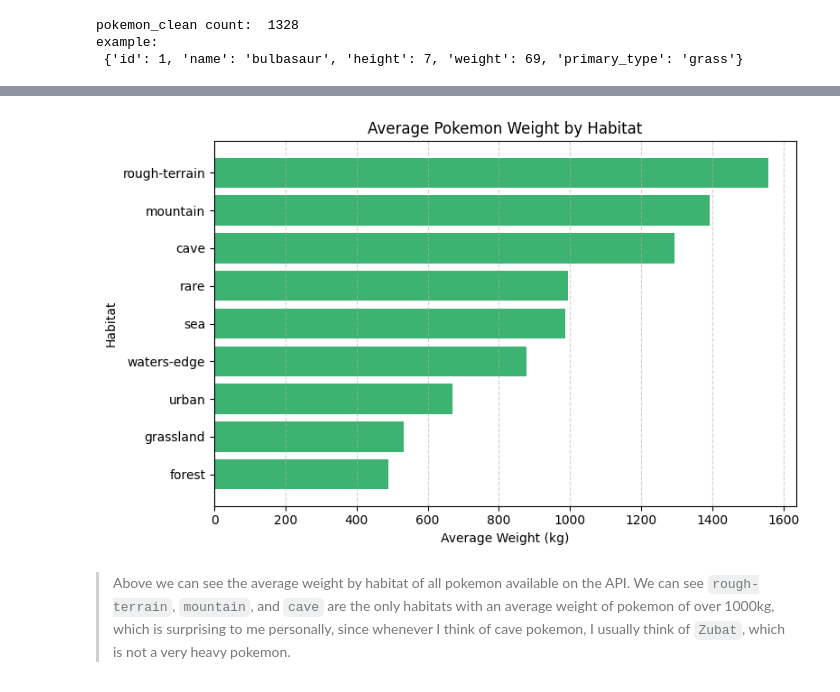
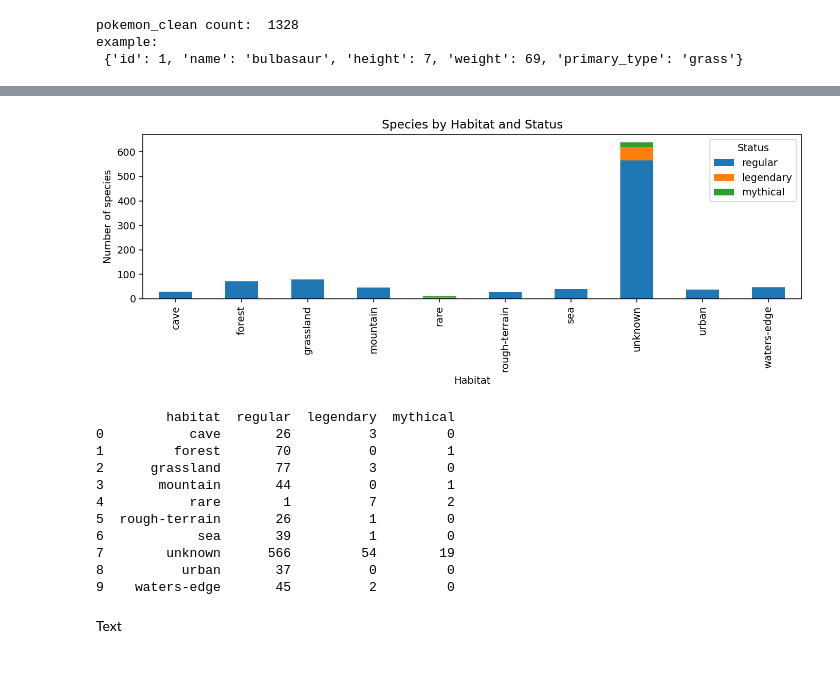
Before and after one commit to cgleonr/mongodb-project, a Jupyter notebook: pokeapi_to_mongodb.ipynb, the cells around one changed output, grey strips where cells are left out. Drawn from its saved outputs; the diff is of its cells as text; code cells hidden in the pictures.

```diff
--- a/pokeapi_to_mongodb.ipynb
+++ b/pokeapi_to_mongodb.ipynb
@@ -471,17 +691,59 @@ print(df.head())
 # %%
+# imports
+from pymongo import MongoClient
+import pandas as pd
+import numpy as np
 import matplotlib.pyplot as plt
 
-plot_df = df.dropna(subset=["habitat"]).sort_values("avg_weight", ascending=True)
+client = MongoClient("mongodb://localhost:27017")
+db = client["pokeapi_project"]
 
-plt.figure(figsize=(8,5))
-plt.barh(plot_df["habitat"], plot_df["avg_weight"], color="mediumseagreen")
-plt.title("Average Pokemon Weight by Habitat")
-plt.xlabel("Average Weight (kg)")
-plt.ylabel("Habitat")
-plt.grid(axis="x", linestyle="--", alpha=0.6)
+plt.rcParams["figure.dpi"] = 140
+
+# Habitat distribution by status
+# A1 — Species by Habitat and Status (robust version)
+
+pipe = [
+    {"$project": {
+        "habitat": {"$ifNull": ["$habitat", "unknown"]},
+        "isLegend": {"$ifNull": ["$is_legendary", False]},
+        "isMyth":   {"$ifNull": ["$is_mythical",  False]}
+    }},
+    {"$group": {
+        "_id": "$habitat",
+        "regular":   {"$sum": {"$cond": [{"$and": [{"$eq": ["$isLegend", False]}, {"$eq": ["$isMyth", False]}]}, 1, 0]}},
+        "legendary": {"$sum": {"$cond": [{"$eq": ["$isLegend", True]}, 1, 0]}},
+        "mythical":  {"$sum": {"$cond": [{"$eq": ["$isMyth",   True]}, 1, 0]}}
+    }},
+    {"$sort": {"_id": 1}}
+]
+rows = list(db.species_clean.aggregate(pipe))
+
+import pandas as pd, matplotlib.pyplot as plt
+df = pd.DataFrame(rows).rename(columns={"_id": "habitat"})
+df = df.sort_values("habitat")
+
+ax = df.plot(kind="bar", x="habitat", y=["regular","legendary","mythical"], stacked=True, figsize=(10,4))
+ax.set_xlabel("Habitat")
+ax.set_ylabel("Number of species")
+ax.set_title("Species by Habitat and Status")
+ax.legend(title="Status", loc="upper right")
 plt.tight_layout()
 plt.show()
+
+print(df)  # quick sanity table
 # %% [output]
-[figure, old version]
+[figure, new version]
+         habitat  regular  legendary  mythical
+0           cave       26          3         0
+1         forest       70          0         1
+2      grassland       77          3         0
+3       mountain       44          0         1
+4           rare        1          7         2
+5  rough-terrain       26          1         0
+6            sea       39          1         0
+7        unknown      566         54        19
+8          urban       37          0         0
+9    waters-edge       45          2         0
 # %% [markdown]
->Above we can see the average weight by habitat of all pokemon available on the API. We can see `rough-terrain`, `mountain`, and `cave` are the only habitats with an average weight of pokemon of over 1000kg, which is surprising to me personally, since whenever I think of cave pokemon, I usually think of `Zubat`, which is not a very heavy pokemon.
+Text
```
Also changed, not shown: parts of 25 cells of this notebook, 2 other files.
